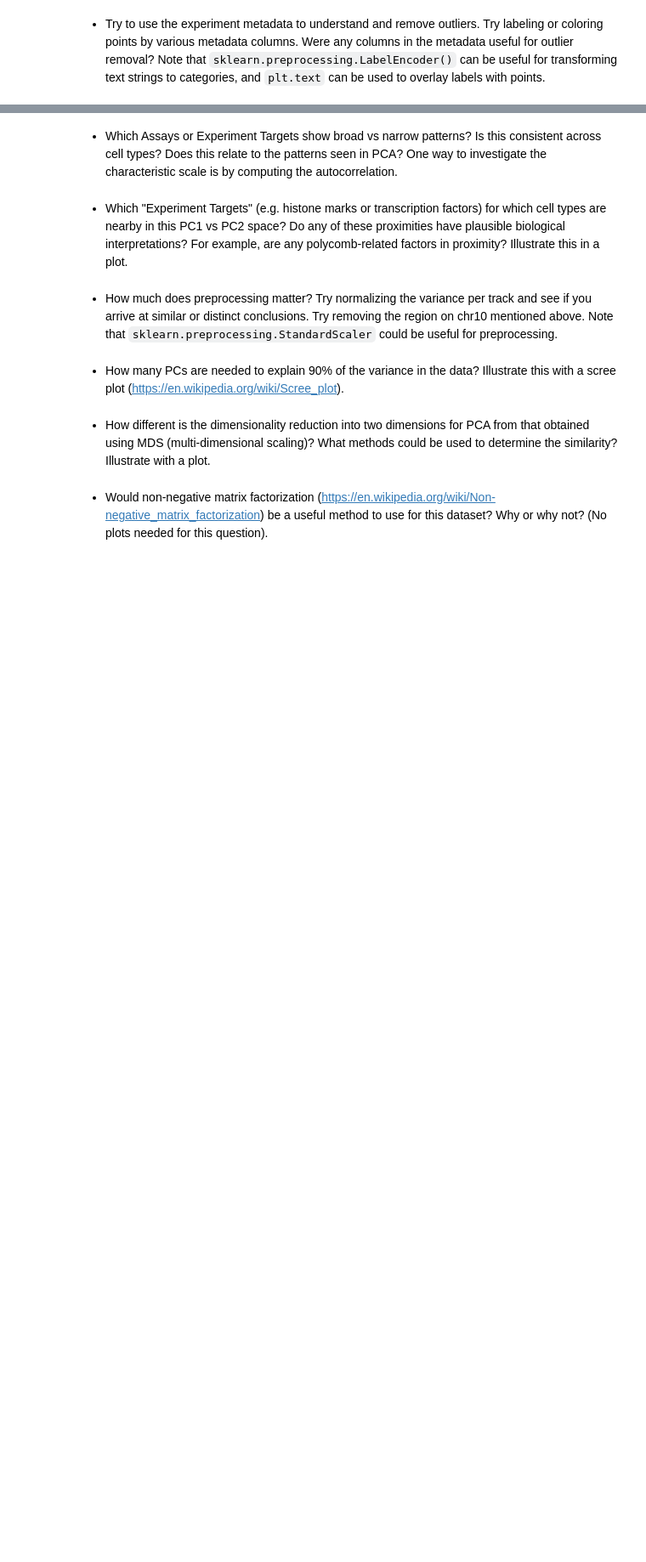
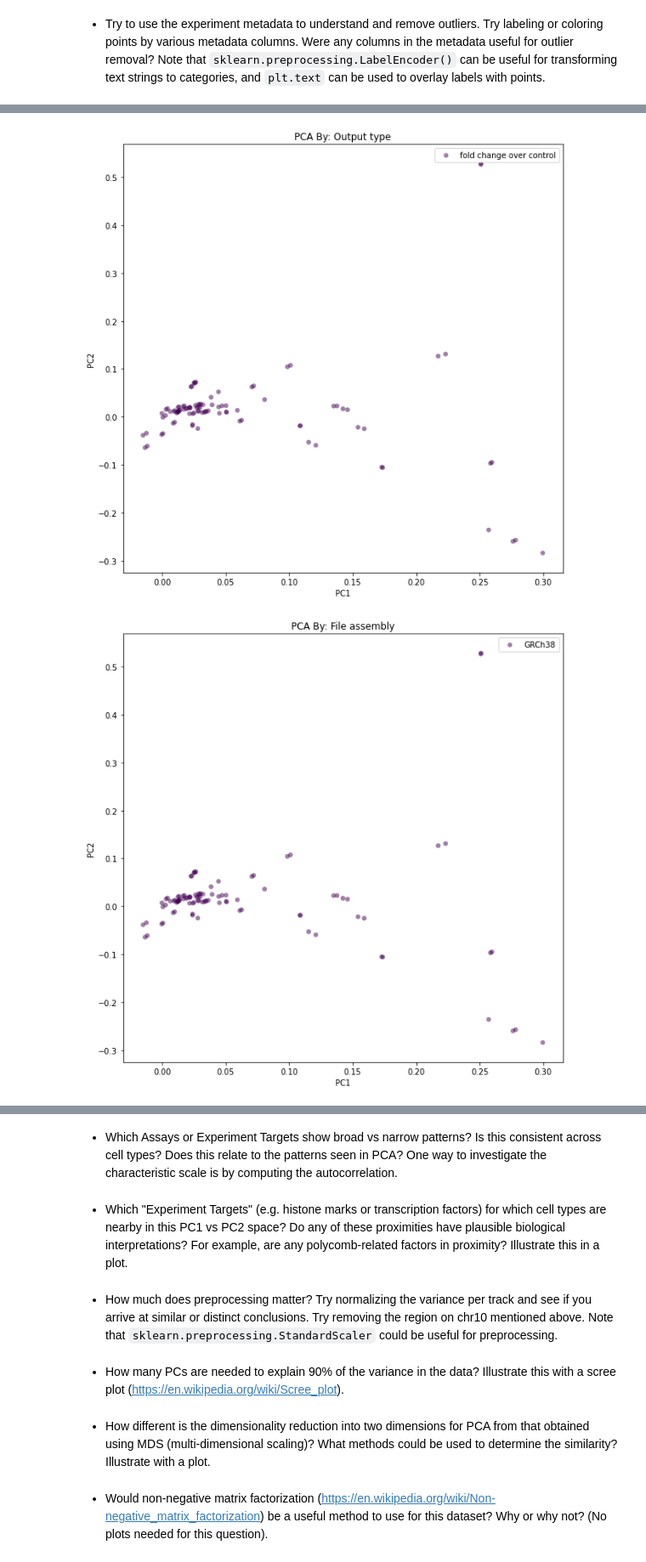
Before and after one commit to ramayyala/qbio577_fall2022, a Jupyter notebook: encode-bigwig-eda.ipynb, the cells around one changed output, grey strips where cells are left out. Shown: that part at 85% size. Cells and saved outputs as stored; diff of their text form; code cells hidden in the pictures; blank space fills up the shorter version.

```diff
--- a/encode-bigwig-eda.ipynb
+++ b/encode-bigwig-eda.ipynb
@@ -36,0 +148,41 @@ bigwig_metadata = pd.read_table('/mnt/g/My Drive/Academics/QBIO_577/Week_8/qbio5
+# %%
+X = df_selected.iloc[:, :-1]
+pca = PCA(n_components=2)
+components = pca.fit_transform(X)
+# %%
+# useful libraries to import
+def plot_pca( pca ,
+             bigwig_metadata=None,
+             metadata_label_column=None,
+             alpha=0.5,
+             lw=0,
+             figsize=(10,10)):
+
+    """
+    Skeleton for plotting PCA and annotating the plot.
+    Can be modified/extended to answer various questions.
+    """
+
+
+    if metadata_label_column is not None:
+        if bigwig_metadata is None:
+            raise ValueError("must provide metadata table to label by a metadata column")
+        labels = [bigwig_metadata.query(
+                    "`File accession`==@ file_accession ").loc[:,metadata_label_column].values[0]
+                  for file_accession in pca.feature_names_in_]
+        le = sklearn.preprocessing.LabelEncoder()
+        le.fit(labels)
+        labels = le.transform(labels)
+    else:
+        labels = None
+    plt.figure(figsize=figsize)
+    ax=plt.scatter(pca.components_[0],pca.components_[1], c= labels, alpha = alpha, lw=lw)
+    if labels is not None:
+            plt.legend(handles=ax.legend_elements()[0], labels = le.classes_.tolist())
+            plt.title('PCA By: '+metadata_label_column)
+    plt.xlabel("PC1")
+    plt.ylabel("PC2")
+    #px.scatter(x=pca.components_[0],y=pca.components_[1], color=labels, width=1000, height=1000, labels={"x":"PC1", "y":"PC2"})
+# %%
+for i in metadata.columns:
+    print(i,"  :",metadata[i].unique())
@@ -36,0 +207,7 @@ bigwig_metadata = pd.read_table('/mnt/g/My Drive/Academics/QBIO_577/Week_8/qbio5
+# %%
+interesting_columns=['Output type','File assembly','Assay','Biosample type','Biosample term name','Biosample type','Biosample treatments']
+for i in interesting_columns:
+    plot_pca(pca,metadata,i)
+# %% [output]
+[figure, added]
+[figure, added]
```
Also changed, not shown: parts of 16 cells of this notebook.
